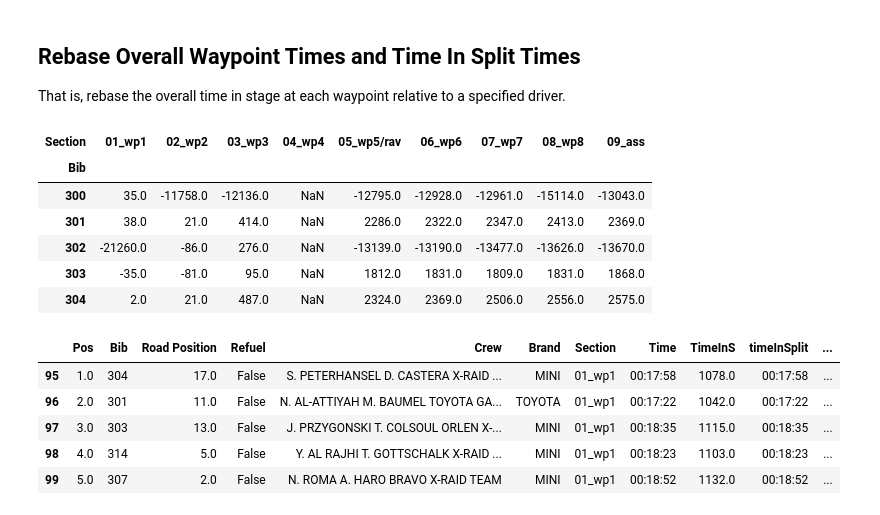
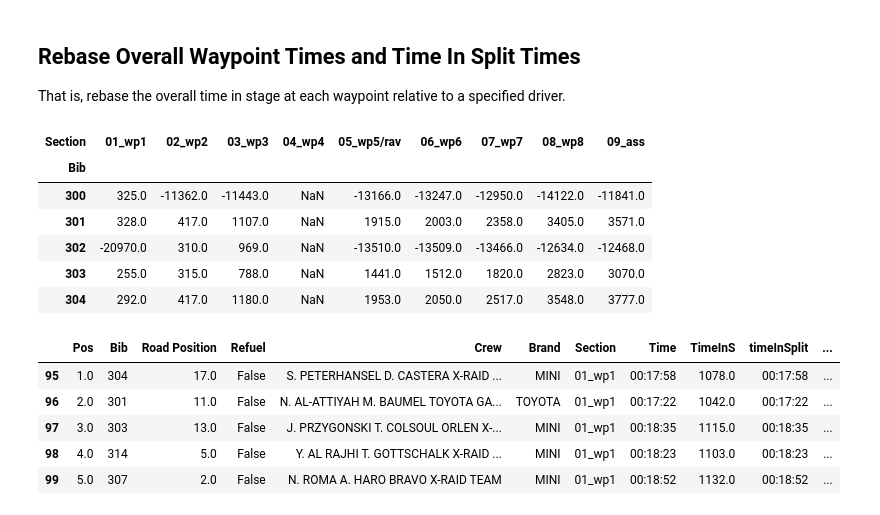
Before and after one commit to psychemedia/WRC_sketches, a Jupyter notebook: doodles/Dakar Rally.ipynb, the cells around one changed output. Cells and saved outputs as stored; diff of their text form; code cells hidden in the pictures.

```diff
--- a/doodles/Dakar Rally.ipynb
+++ b/doodles/Dakar Rally.ipynb
@@ -698,29 +927,29 @@ def rebaseTimes(times, bib=None, col='splitS'):
 
     if bib is None: return deltas
     bib = int(bib)
-    rebase = times[times['Bib']==bib][['Section',col]].set_index('Section').to_dict(orient='dict')[col]
-    times['rebased']=times[col]-times['Section'].map(rebase)
+    rebase = times[times['Bib']==bib][['Waypoint',col]].set_index('Waypoint').to_dict(orient='dict')[col]
+    times['rebased']=times[col]-times['Waypoint'].map(rebase)
     return times
 # %% [markdown]
 ## Rebase Overall Waypoint Times and Time In Split Times
 
 That is, rebase the overall time in stage at each waypoint relative to a specified driver.
 # %%
-REBASER = 306
+REBASER = 347
 #loeb 306, AL-ATTIYAH 301, peterhansel 304
-#aravind prabhakar 48
+#aravind prabhakar 48 coronel 347
 # %%
 timing_data_long_min = rebaseTimes( timing_data_long , REBASER, 'TimeInS')
 # %%
--timing_data_long_min.reset_index().pivot('Bib','Section','rebased').head()
+-timing_data_long_min.reset_index().pivot('Bib','Waypoint','rebased').head()
 # %% [output]
 | Section | 01_wp1 | 02_wp2 | 03_wp3 | 04_wp4 | 05_wp5/rav | 06_wp6 | 07_wp7 | 08_wp8 | 09_ass |
 | Bib |  |  |  |  |  |  |  |  |  |
-| 300 | 35.0 | -11758.0 | -12136.0 | NaN | -12795.0 | -12928.0 | -12961.0 | -15114.0 | -13043.0 |
-| 301 | 38.0 | 21.0 | 414.0 | NaN | 2286.0 | 2322.0 | 2347.0 | 2413.0 | 2369.0 |
-| 302 | -21260.0 | -86.0 | 276.0 | NaN | -13139.0 | -13190.0 | -13477.0 | -13626.0 | -13670.0 |
-| 303 | -35.0 | -81.0 | 95.0 | NaN | 1812.0 | 1831.0 | 1809.0 | 1831.0 | 1868.0 |
-| 304 | 2.0 | 21.0 | 487.0 | NaN | 2324.0 | 2369.0 | 2506.0 | 2556.0 | 2575.0 |
+| 300 | 325.0 | -11362.0 | -11443.0 | NaN | -13166.0 | -13247.0 | -12950.0 | -14122.0 | -11841.0 |
+| 301 | 328.0 | 417.0 | 1107.0 | NaN | 1915.0 | 2003.0 | 2358.0 | 3405.0 | 3571.0 |
+| 302 | -20970.0 | 310.0 | 969.0 | NaN | -13510.0 | -13509.0 | -13466.0 | -12634.0 | -12468.0 |
+| 303 | 255.0 | 315.0 | 788.0 | NaN | 1441.0 | 1512.0 | 1820.0 | 2823.0 | 3070.0 |
+| 304 | 292.0 | 417.0 | 1180.0 | NaN | 1953.0 | 2050.0 | 2517.0 | 3548.0 | 3777.0 |
 # %%
 rebaseTimes(timing_data_long_insplit,REBASER).head()
 # %% [output]
```
Also changed, not shown: parts of 34 cells of this notebook.
